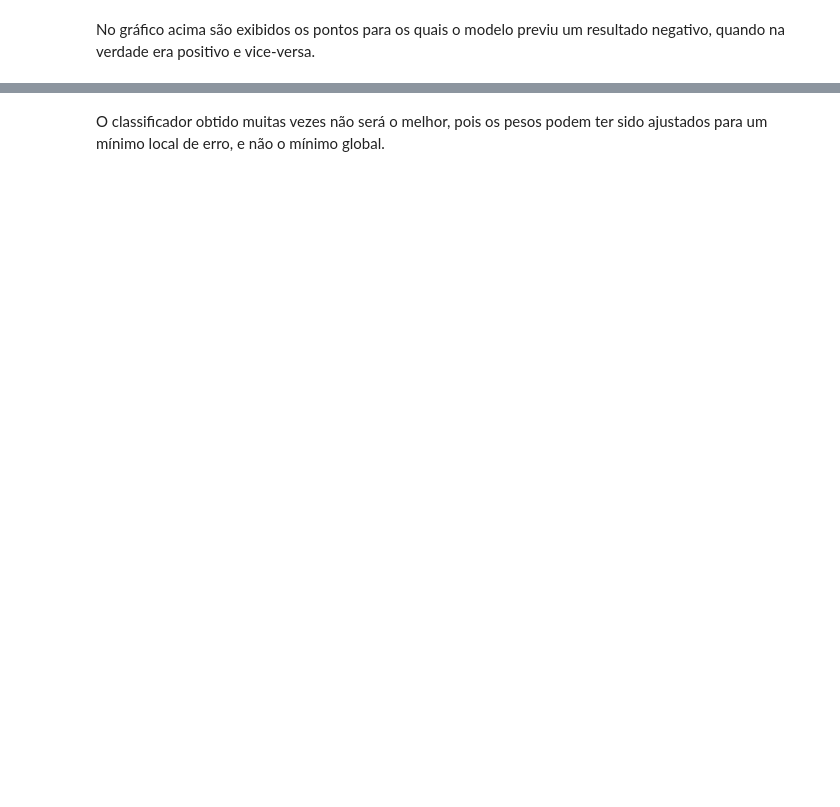
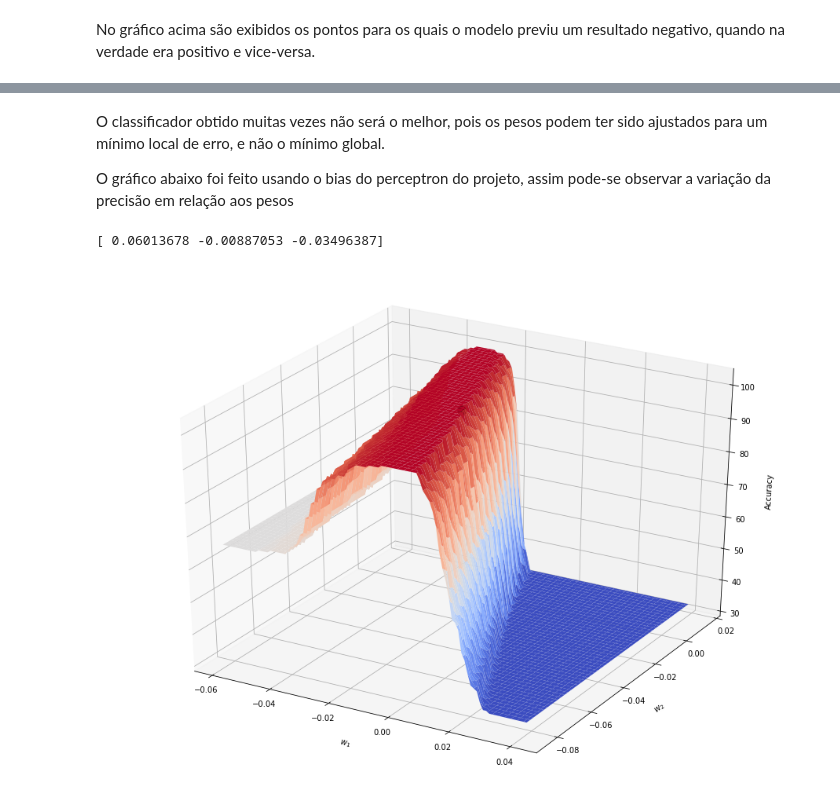
Before and after one commit to HenriqueCrj/AulasPython, a Jupyter notebook: Projeto_2.ipynb, the cells around one changed output, grey strips where cells are left out. Saved outputs shown, nothing was run; the diff lists cells and outputs as text; code cells hidden in the pictures; blank space fills up the shorter version.

```diff
--- a/Projeto_2.ipynb
+++ b/Projeto_2.ipynb
@@ -254,6 +252,39 @@ Image(url="https://hackernoon.com/hn-images/1*f9a162GhpMbiTVTAua_lLQ.png")
 [interactive output not drawn]
 # %% [markdown]
 O classificador obtido muitas vezes não será o melhor, pois os pesos podem ter sido ajustados para um mínimo local de erro, e não o mínimo global.
+
+O gráfico abaixo foi feito usando o bias do perceptron do projeto, assim pode-se observar a variação da precisão em relação aos pesos
+# %%
+from mpl_toolkits.mplot3d import Axes3D
+from matplotlib import cm
+
+fig = plt.figure(figsize=(16,12))
+ax = fig.add_subplot(111,projection="3d")
+temp_perceptron = Perceptron2(2) #Perceptron temporário, apenas para testar os pesos e plotar
+w1 = np.linspace(perceptron.weights[1] - 0.05,perceptron.weights[1] + 0.05, num=100)
+w2 = np.linspace(perceptron.weights[2] - 0.05,perceptron.weights[2] + 0.05, num=100)
+w1, w2 = np.meshgrid(w1, w2)
+accuracy = [] #Array contendo as porcentagens de acerto
+for i in range(len(w1)):
+    temp = []
+    for j in range(len(w2)):
+        temp_perceptron.weights = perceptron.weights[0], w1[i,j], w2[i,j]
+        predictions2 = np.array([temp_perceptron.predict(x) for x in X])
+        temp.append(np.array(predictions2[predictions2 == y]).size*100/y.size)
+    accuracy.append(temp)
+accuracy = np.array(accuracy)
+
+ax.plot_surface(w1, w2, accuracy, cmap=cm.coolwarm, linewidth = 0)
+ax.scatter3D(perceptron.weights[1], perceptron.weights[2], right.size*100/X.size, linewidth=8,zorder=2, color = "black") #plota pesos 1 e 2 do perceptron
+ax.set_xlabel(r"$w_1$",labelpad=12)
+ax.set_ylabel(r"$w_2$",labelpad=12)
+ax.set_zlabel(r"Accuracy",labelpad=12)
+plt.rcParams.update({'font.size': 16, 'xtick.labelsize': 12, 'ytick.labelsize': 12})
+fig.show()
+print(perceptron.weights)
+# %% [output]
+[ 0.06013678 -0.00887053 -0.03496387]
+[figure, added]
 # %% [markdown]
 ###Outros possíveis casos para aplicação do modelo perceptron:
 
```
Also changed, not shown: parts of 6 cells of this notebook.
